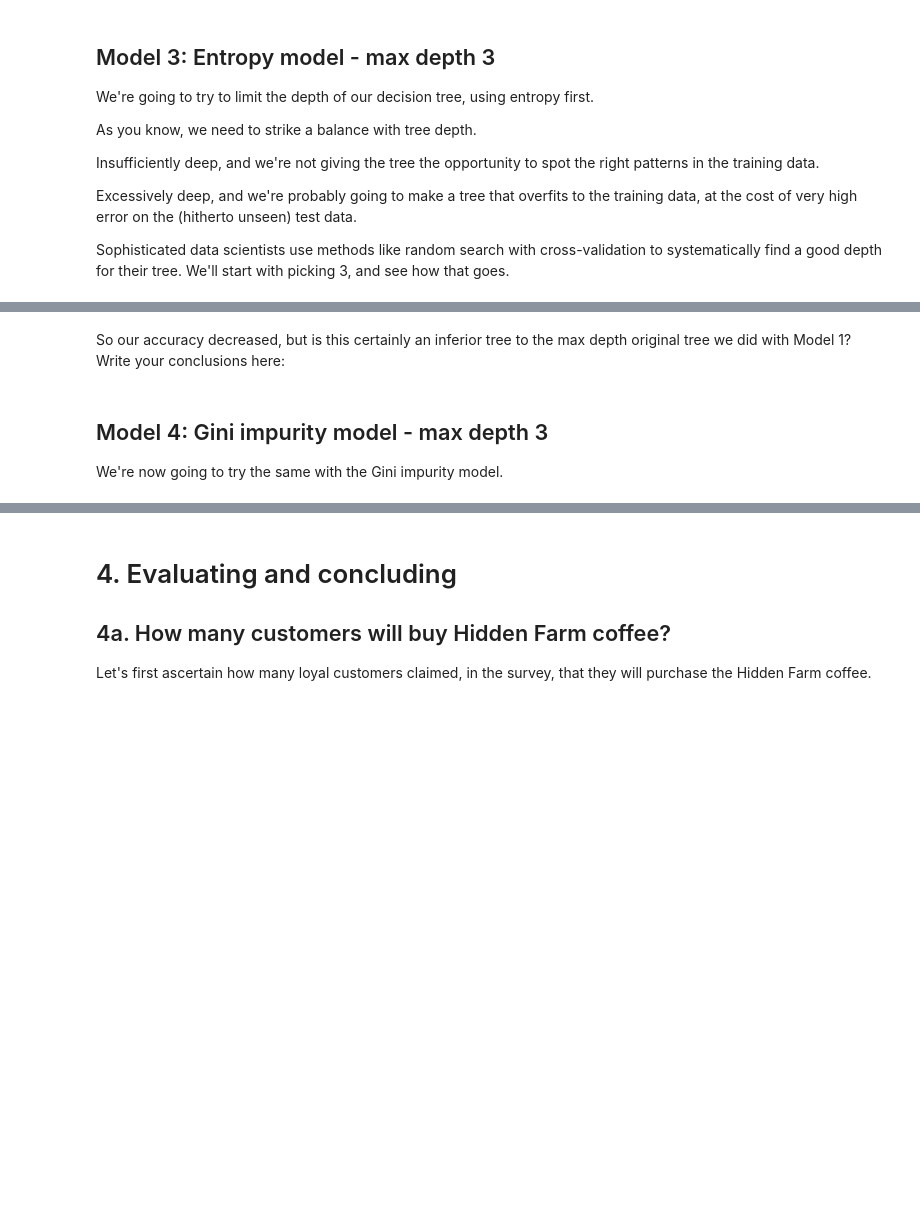
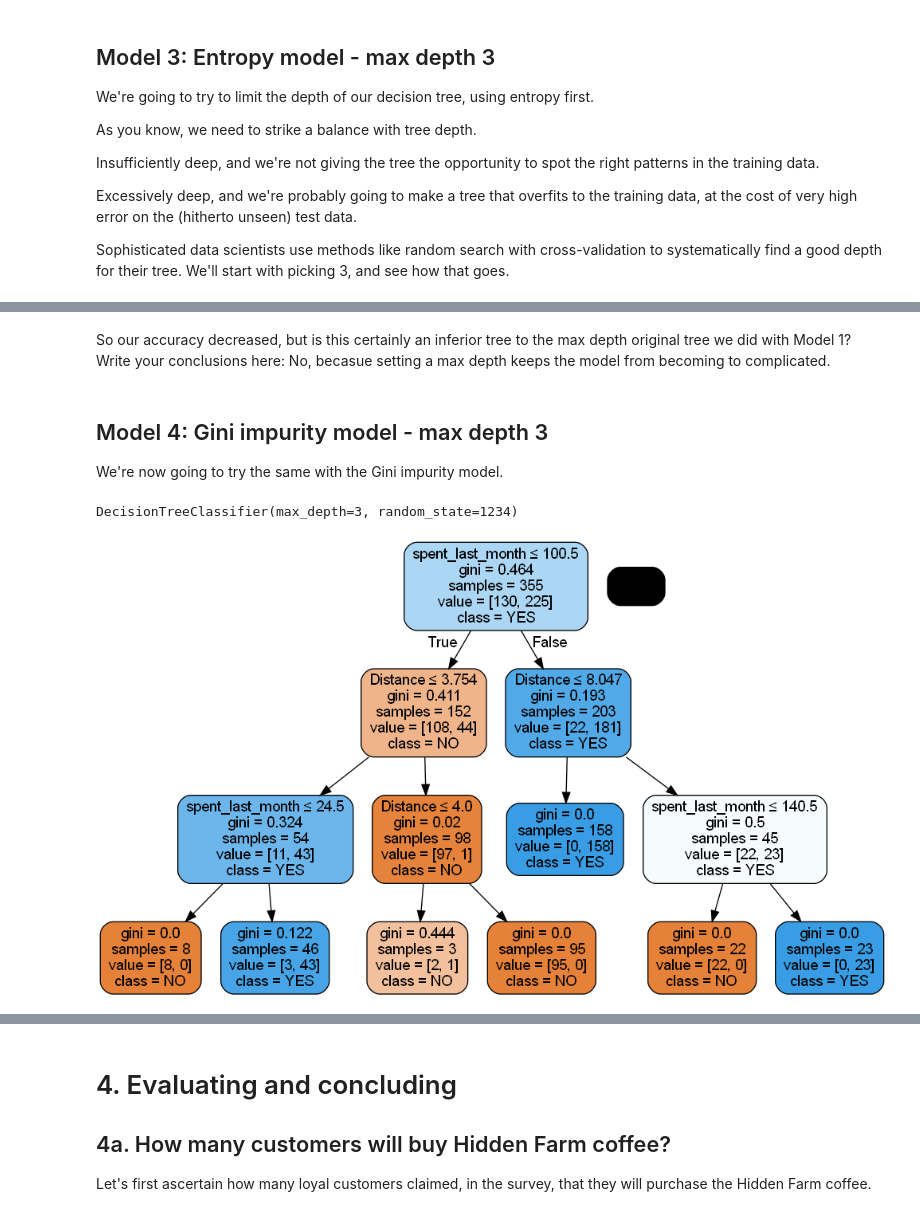
Before and after one commit to AshleyW09/dsc-projects, a Jupyter notebook: dsc-master/Unit 14 - Supervised Learning/14.3 Decision Trees/14.3.5 Case Study - RR Diner Coffee/Springboard Decision Tree Specialty Coffee Case Study - Tier 3.ipynb, the cells around one changed output, grey strips where cells are left out. Cells and saved outputs as stored; diff of their text form; code cells hidden in the pictures; blank space fills up the shorter version.

```diff
--- a/dsc-master/Unit 14 - Supervised Learning/14.3 Decision Trees/14.3.5 Case Study - RR Diner Coffee/Springboard Decision Tree Specialty Coffee Case Study - Tier 3.ipynb
+++ b/dsc-master/Unit 14 - Supervised Learning/14.3 Decision Trees/14.3.5 Case Study - RR Diner Coffee/Springboard Decision Tree Specialty Coffee Case Study - Tier 3.ipynb
@@ -456,11 +490,16 @@ print('Recall score for "No"' , metrics.recall_score(y_test,y_pred, pos_label =
 # %% [markdown]
-So our accuracy decreased, but is this certainly an inferior tree to the max depth original tree we did with Model 1? Write your conclusions here:
+So our accuracy decreased, but is this certainly an inferior tree to the max depth original tree we did with Model 1? Write your conclusions here: No, becasue setting a max depth keeps the model from becoming to complicated.
 # %% [markdown]
 ## Model 4: Gini impurity  model - max depth 3
 We're now going to try the same with the Gini impurity model.
 # %%
 # As before, make a variable, but call it gini_model2, and ensure the max_depth parameter is set to 3
-_ _ _ = _ _ _._ _ _(_ _ _ ='_ _ _ ', _ _ _ = 1234, _ _ _  = _ _ _ )
+gini_model2 = tree.DecisionTreeClassifier(criterion="gini", random_state=1234, max_depth=3)
 
 # Do the fit, predict, and series transformations as before.
-_ _ _
+gini_model2.fit(X_train, y_train)
+y_pred = gini_model2.predict(X_test)
+y_pred = pd.Series(y_pred)
+gini_model2
+# %% [output]
+DecisionTreeClassifier(max_depth=3, random_state=1234)
@@ -474,3 +506,15 @@ _ _ _
+# %%
+dot_data = StringIO()
+dot_data = StringIO()
+tree.export_graphviz(gini_model2, out_file=dot_data,
+                filled=True, rounded=True,
+                special_characters=True, feature_names=X_train.columns,class_names = ["NO", "YES"])
+
+# Alternatively for class_names use gini_model2.classes_
+graph = pydotplus.graph_from_dot_data(dot_data.getvalue())
+Image(graph.create_png())
+# %% [output]
+[figure, added]
 # %%
 print("Gini impurity  model - max depth 3")
 print("Accuracy:", metrics.accuracy_score(y_test,y_pred))
```
Also changed, not shown: parts of 25 cells of this notebook.
